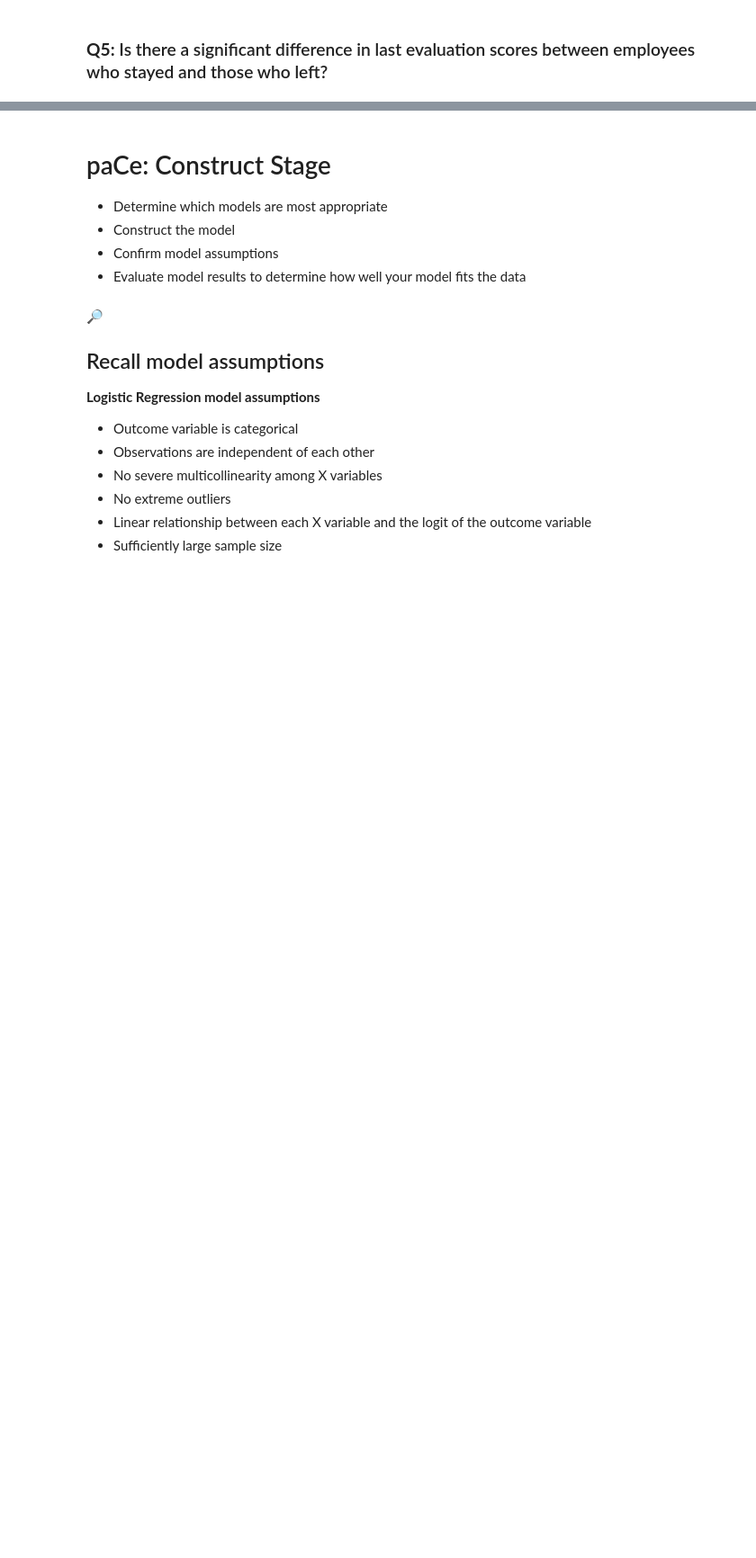
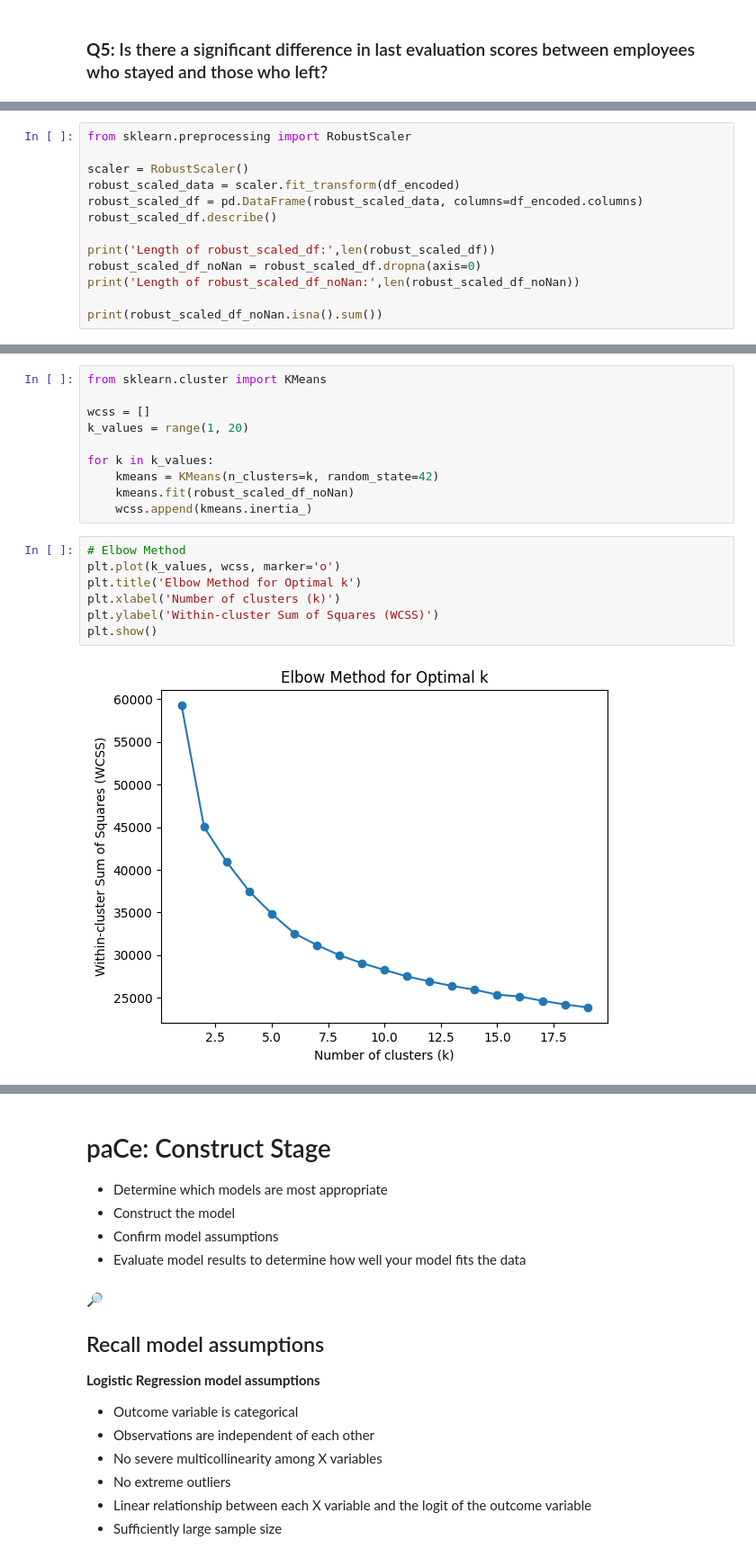
Before and after one commit to DoguKody/Predicting_Employee_Retention_Salifort_Motors, a Jupyter notebook: notebooks/Activity__Course_7_Salifort_Motors_project_lab.ipynb, the cells around one changed output, grey strips where cells are left out. Shown at 90% size. Drawn from its saved outputs; the diff is of its cells as text; blank space fills up the shorter version.

```diff
--- a/notebooks/Activity__Course_7_Salifort_Motors_project_lab.ipynb
+++ b/notebooks/Activity__Course_7_Salifort_Motors_project_lab.ipynb
@@ -622,0 +726,13 @@ Highest average LEP: 0.73
+# %%
+from sklearn.preprocessing import RobustScaler
+
+scaler = RobustScaler()
+robust_scaled_data = scaler.fit_transform(df_encoded)
+robust_scaled_df = pd.DataFrame(robust_scaled_data, columns=df_encoded.columns)
+robust_scaled_df.describe()
+
+print('Length of robust_scaled_df:',len(robust_scaled_df))
+robust_scaled_df_noNan = robust_scaled_df.dropna(axis=0)
+print('Length of robust_scaled_df_noNan:',len(robust_scaled_df_noNan))
+
+print(robust_scaled_df_noNan.isna().sum())
@@ -622,0 +757,19 @@ Highest average LEP: 0.73
+# %%
+from sklearn.cluster import KMeans
+
+wcss = []
+k_values = range(1, 20)
+
+for k in k_values:
+    kmeans = KMeans(n_clusters=k, random_state=42)
+    kmeans.fit(robust_scaled_df_noNan)
+    wcss.append(kmeans.inertia_)
+# %%
+# Elbow Method
+plt.plot(k_values, wcss, marker='o')
+plt.title('Elbow Method for Optimal k')
+plt.xlabel('Number of clusters (k)')
+plt.ylabel('Within-cluster Sum of Squares (WCSS)')
+plt.show()
+# %% [output]
+[figure, added]
```
Also changed, not shown: parts of 28 cells of this notebook, 1 other file.
